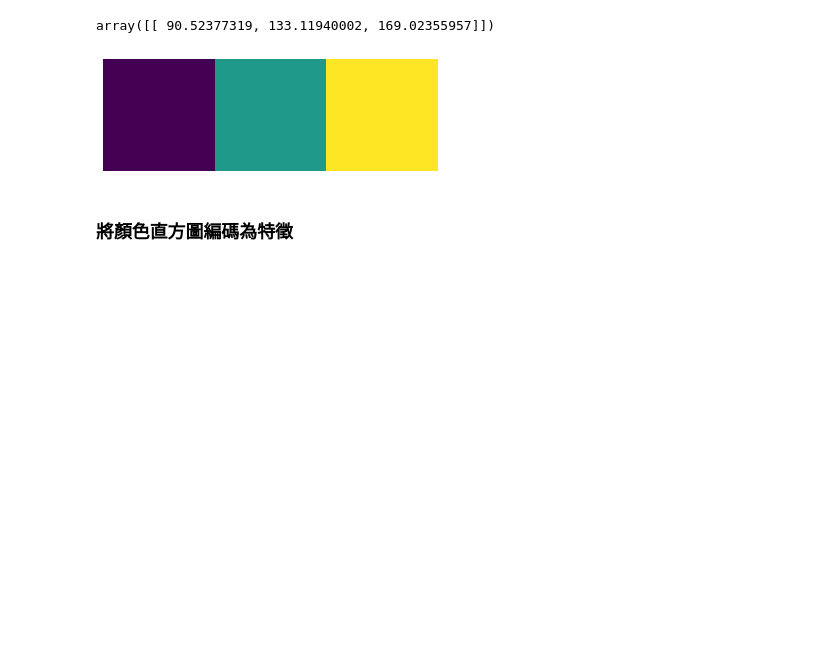
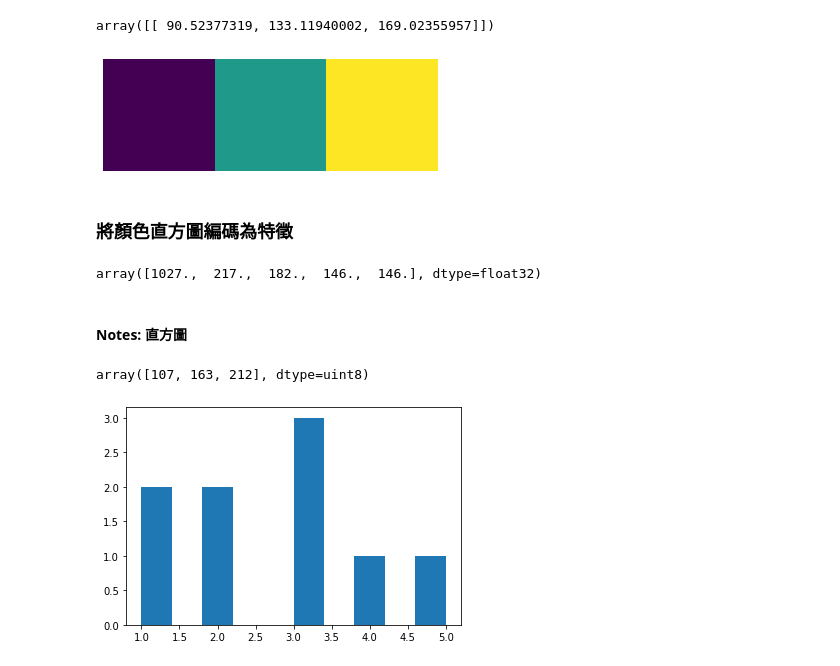
Before and after one commit to sychen6192/python_notes, a Jupyter notebook: 錦囊妙計ch7~ch8.ipynb, the cells around one changed output. Cells and saved outputs as stored; diff of their text form; code cells hidden in the pictures; blank space fills up the shorter version.

```diff
--- a/錦囊妙計ch7~ch8.ipynb
+++ b/錦囊妙計ch7~ch8.ipynb
@@ -792,0 +790,31 @@ colors = ("r", "g", "b")
+# %%
+# 特徵值建立列表
+features = []
+colors = ("r", "g", "b")
+
+# 對每一個頻道進行：計算直方圖並將之加進特徵值中
+for i, channel in enumerate(colors):
+    histogram = cv2.calcHist([image_rgb], # Image
+                                        [i], # Index of channel
+                                        None, # no mask
+                                        [256], # Histogram size
+                                        [0, 256]) # Range
+    features.extend(histogram)
+# 為一觀察的特徵值產生向量
+observation = np.array(features).flatten()
+observation[0:5]
+# %% [output]
+array([1027.,  217.,  182.,  146.,  146.], dtype=float32)
+# %% [markdown]
+#### Notes: 直方圖
+# %%
+image_rgb[0, 0]
+# %% [output]
+array([107, 163, 212], dtype=uint8)
+# %%
+import pandas as pd
+data = pd.Series([1, 1, 2, 2, 3, 3, 3, 4, 5])
+data.hist(grid=False)
+plt.show()
+# %% [output]
+[figure, added]
```
Also changed, not shown: parts of 2 cells of this notebook, 1 other file.
